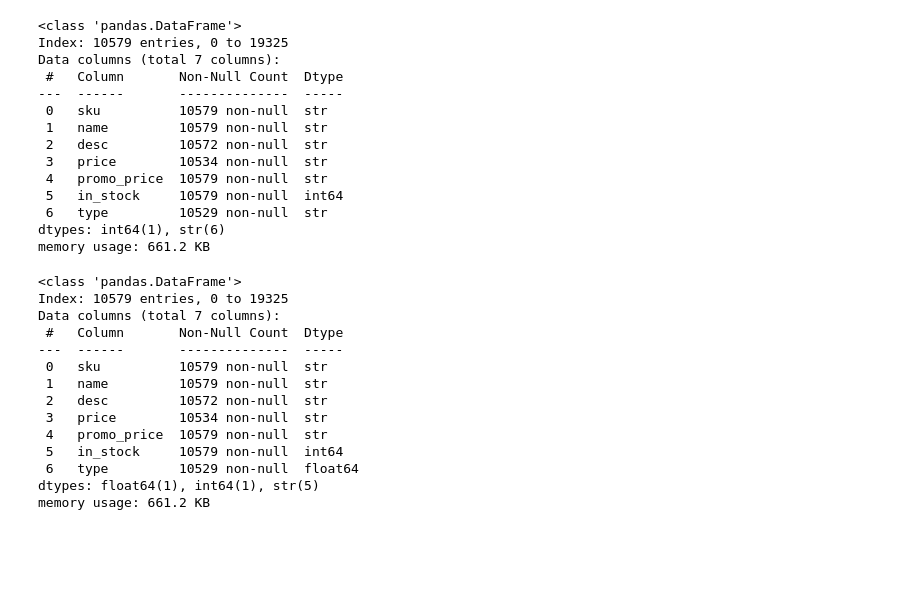
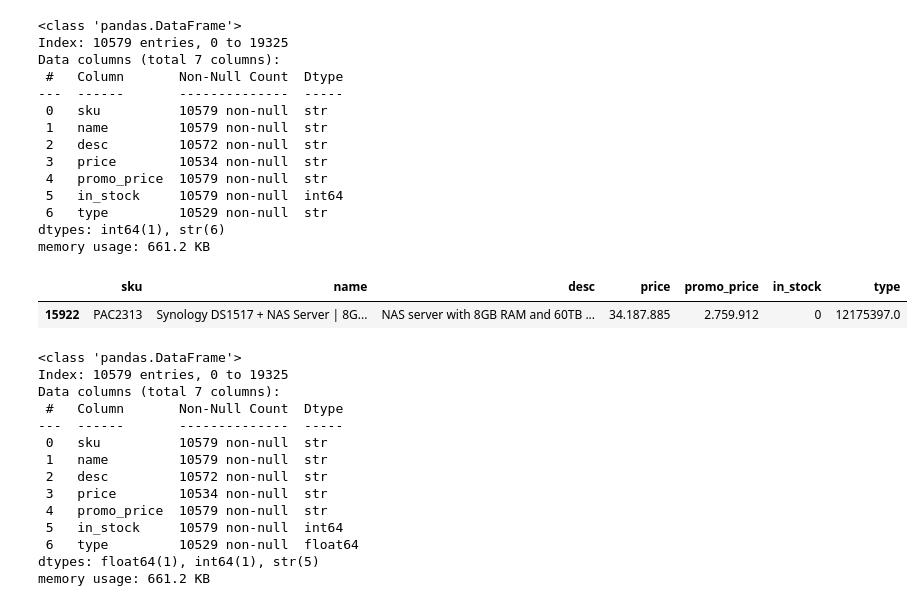
Before and after one commit to martinabt-dev/eniacproject2, a Jupyter notebook: products.ipynb, the cells around one changed output. Saved outputs shown, nothing was run; the diff lists cells and outputs as text; code cells hidden in the pictures; blank space fills up the shorter version.

```diff
--- a/products.ipynb
+++ b/products.ipynb
@@ -49,6 +49,11 @@ memory usage: 661.2 KB
 products_df["type"] = products_df["type"].str.replace(",", ".")
 # %%
 products_df["type"] = pd.to_numeric(products_df["type"])
+# %%
+products_df.loc[products_df["sku"] == "PAC2313"]
+# %% [output]
+|  | sku | name | desc | price | promo_price | in_stock | type |
+| 15922 | PAC2313 | Synology DS1517 + NAS Server | 8G... | NAS server with 8GB RAM and 60TB ... | 34.187.885 | 2.759.912 | 0 | 12175397.0 |
 # %%
 products_df.info()
 # %% [output]
```
Also changed, not shown: parts of 6 cells of this notebook, 1 other file.
